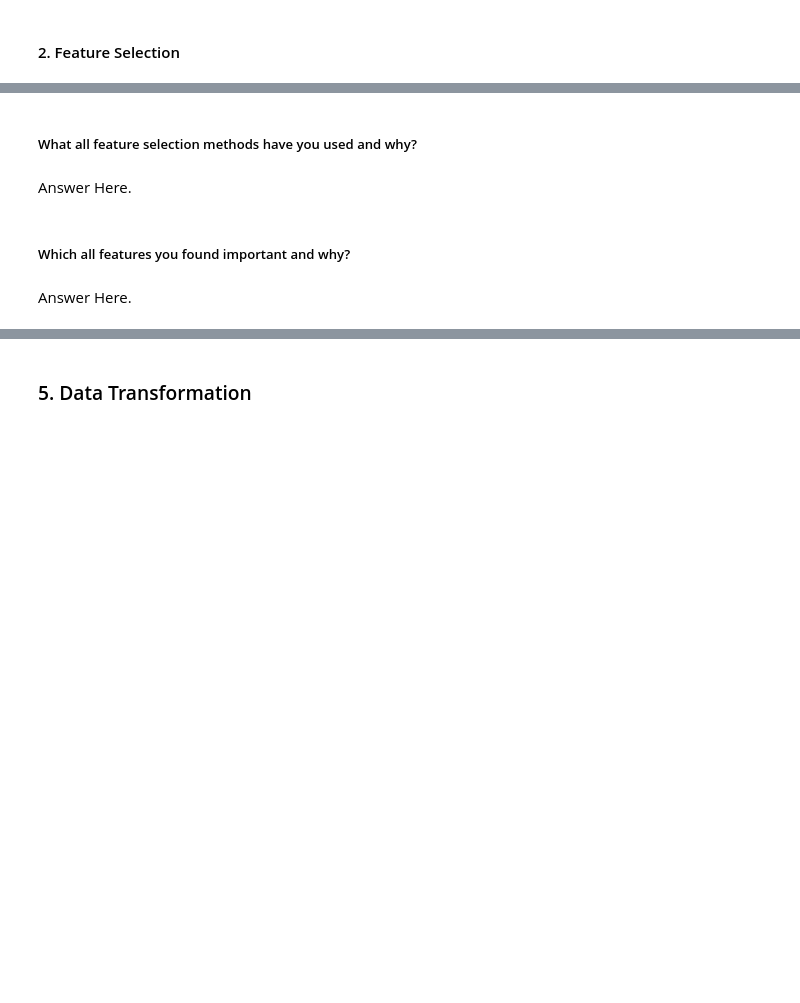
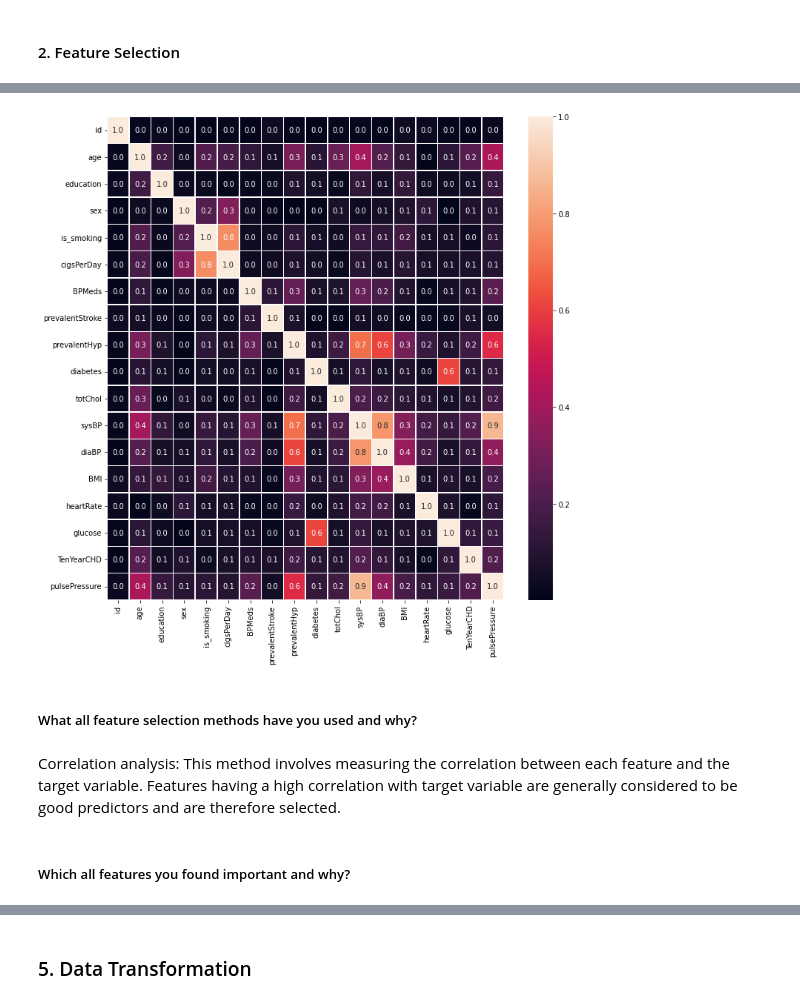
Before and after one commit to Shraddha6999/CARDIOVASCULAR-RISK-PREDICTION-, a Jupyter notebook: Cardiovascular_Risk_Prediction.ipynb, the cells around one changed output, grey strips where cells are left out. Drawn from its saved outputs; the diff is of its cells as text; code cells hidden in the pictures; blank space fills up the shorter version.

```diff
--- a/Cardiovascular_Risk_Prediction.ipynb
+++ b/Cardiovascular_Risk_Prediction.ipynb
@@ -1103,8 +1201,12 @@ Answer Here.
+# %%
+f,ax = plt.subplots(figsize=(12, 12))
+sns.heatmap(abs(round(df.corr(),3)), annot=True, linewidths=.5, fmt= '.1f',ax=ax)
+plt.show()
+# %% [output]
+[figure, added]
 # %% [markdown]
 ##### What all feature selection methods have you used  and why?
-# %% [markdown]
-Answer Here.
+# %% [markdown]
+Correlation analysis: This method involves measuring the correlation between each feature and the target variable. Features having a high correlation with target variable are generally considered to be good predictors and are therefore selected.
 # %% [markdown]
 ##### Which all features you found important and why?
-# %% [markdown]
-Answer Here.
```
Also changed, not shown: parts of 31 cells of this notebook.
